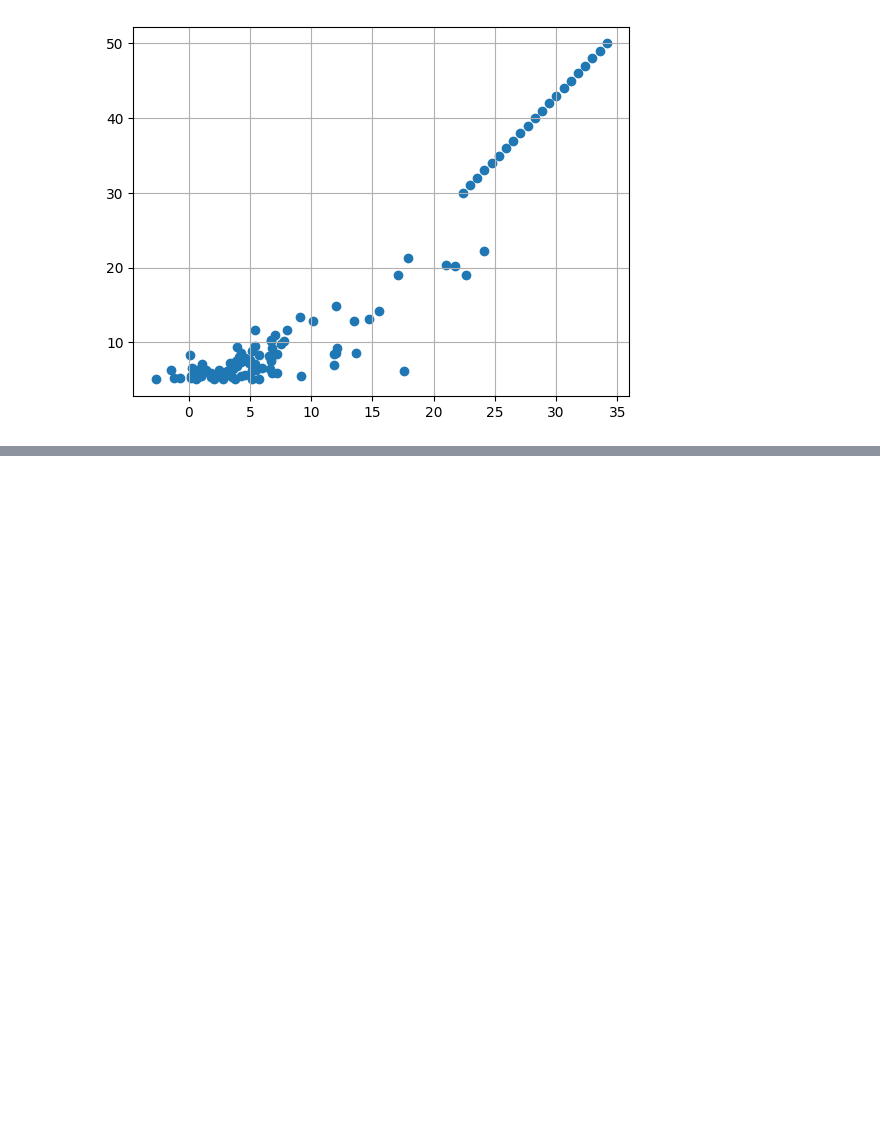
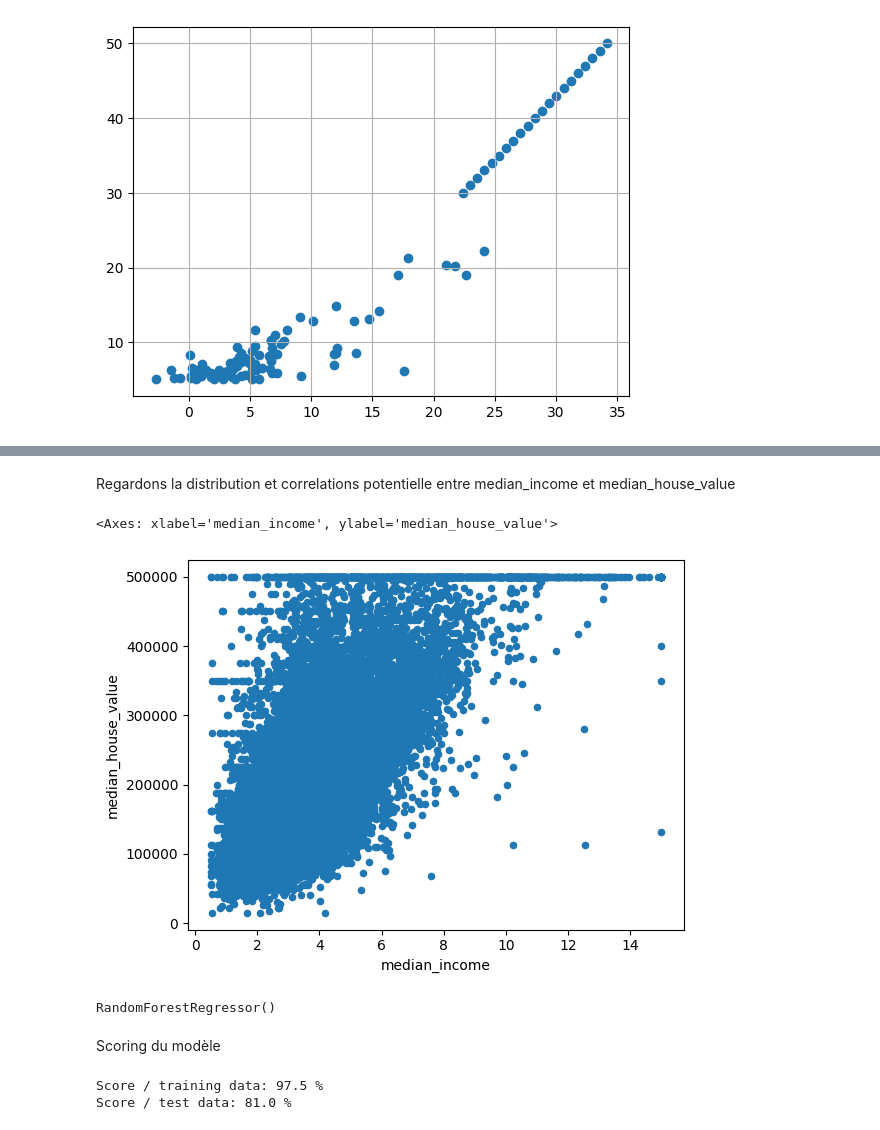
Before and after one commit to datacorner/ladata, a Jupyter notebook: La data - Chap 7 - La donnée sous toutes ses facettes.ipynb, the cells around one changed output, grey strips where cells are left out. Saved outputs shown, nothing was run; the diff lists cells and outputs as text; code cells hidden in the pictures; blank space fills up the shorter version.

```diff
--- a/La data - Chap 7 - La donnée sous toutes ses facettes.ipynb
+++ b/La data - Chap 7 - La donnée sous toutes ses facettes.ipynb
@@ -158,0 +241,39 @@ plt.grid()
+# %%
+train = pd.read_csv('/content/sample_data/california_housing_train.csv')
+test = pd.read_csv('/content/sample_data/california_housing_test.csv')
+all_data = pd.concat([train, test], axis=0)
+# %% [markdown]
+Regardons la distribution et correlations potentielle entre median_income et median_house_value
+# %%
+all_data.plot.scatter("median_income", "median_house_value")
+# %% [output]
+<Axes: xlabel='median_income', ylabel='median_house_value'>
+[figure, added]
+# %%
+scaler = StandardScaler()
+def prepare_data(data, scale=True):
+  names = data.columns
+  if (scale == True):
+    scaled_data = scaler.fit_transform(data)
+    data = pd.DataFrame(scaled_data, columns=names)
+  y_label = ["median_house_value"]
+  X = data[names]
+  del X["median_house_value"]
+  y = data[y_label]
+  x_train,x_test,y_train,y_test=train_test_split(X, y,
+                         test_size=0.2,
+                         random_state=1)
+  return x_train,x_test,y_train,y_test
+x_train, x_test, y_train, y_test = prepare_data(all_data)
+model_2_rforest = RandomForestRegressor()
+model_2_rforest.fit(x_train, y_train)
+# %% [output]
+RandomForestRegressor()
+# %% [markdown]
+Scoring du modèle
+# %%
+print(f"Score / training data: {round(model_2_rforest.score(x_train, y_train)*100, 1)} %")
+print(f"Score / test data: {round(model_2_rforest.score(x_test, y_test)*100, 1)} %")
+# %% [output]
+Score / training data: 97.5 %
+Score / test data: 81.0 %
```
Also changed, not shown: parts of 18 cells of this notebook.
